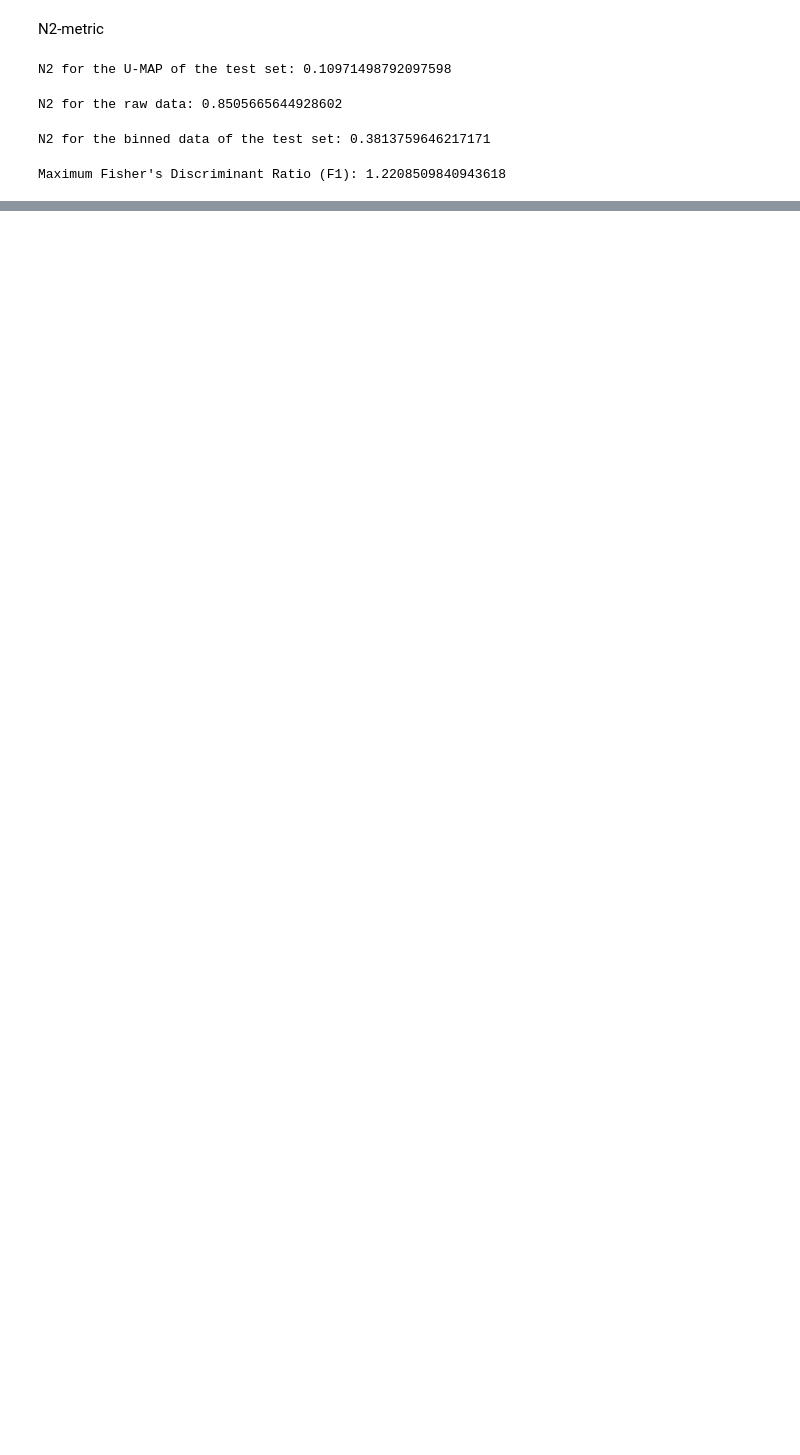
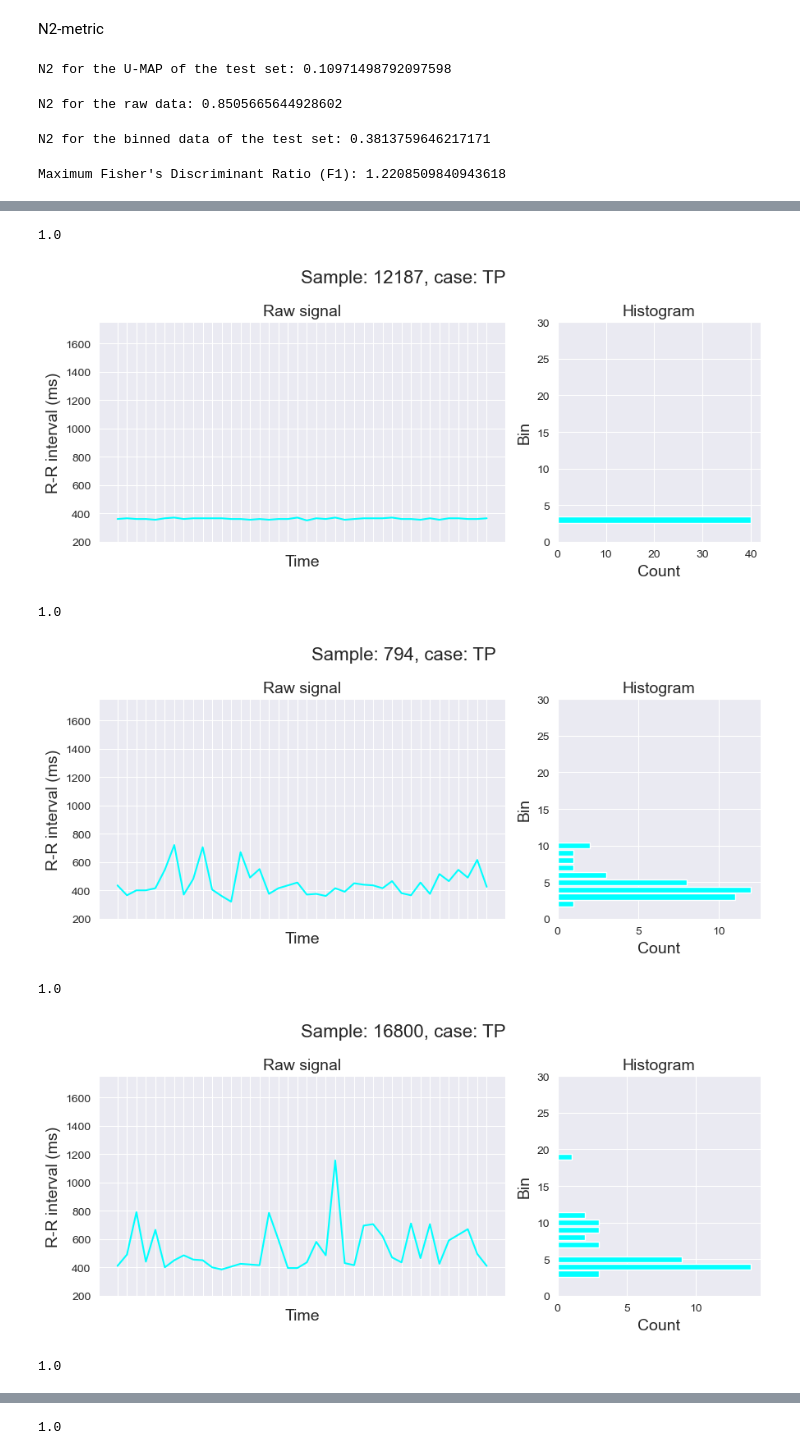
Before and after one commit to gijsdesmit/XAI_project, a Jupyter notebook: Dimensionality_reduction_pipeline.ipynb, the cells around one changed output, grey strips where cells are left out. Cells and saved outputs as stored; diff of their text form; code cells hidden in the pictures; blank space fills up the shorter version.

```diff
--- a/Dimensionality_reduction_pipeline.ipynb
+++ b/Dimensionality_reduction_pipeline.ipynb
@@ -428,0 +510,14 @@ Maximum Fisher's Discriminant Ratio (F1): 1.2208509840943618
+# %%
+for i in range(len(criticisms)):
+    sample_id = get_sample_id_from_bin_features(criticisms.iloc[i][bin_column_names])
+    #print(criticisms.iloc[i][bin_column_names])
+    plot_sample(sample_id, color_case='cyan')
+    #break
+# %% [output]
+1.0
+[figure, added]
+1.0
+[figure, added]
+1.0
+[figure, added]
+1.0
@@ -428,0 +525 @@ Maximum Fisher's Discriminant Ratio (F1): 1.2208509840943618
+1.0
```
Also changed, not shown: parts of 7 cells of this notebook, 2 other files.
